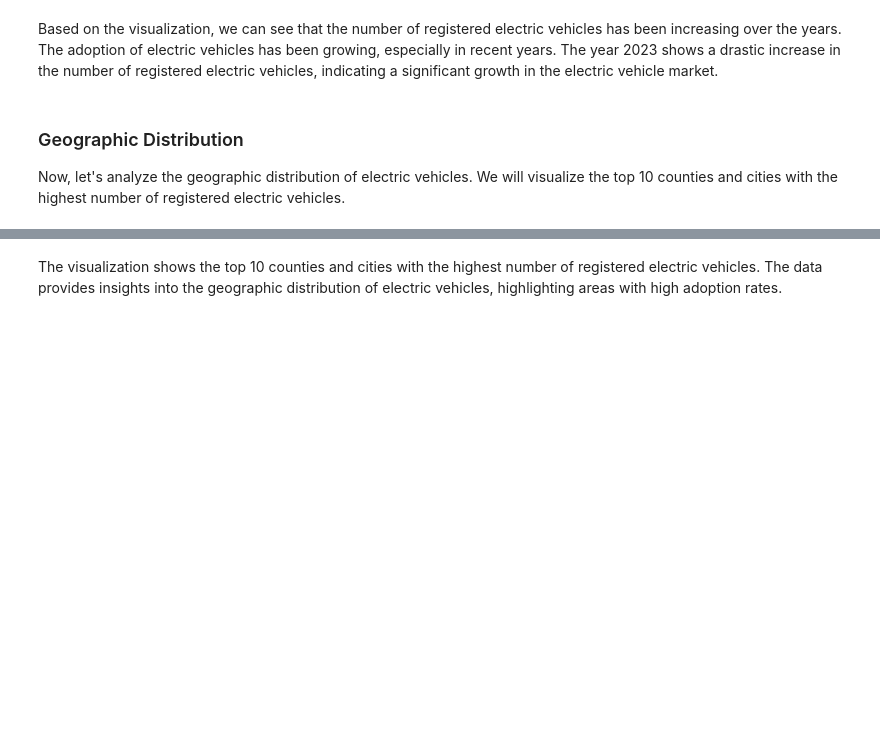
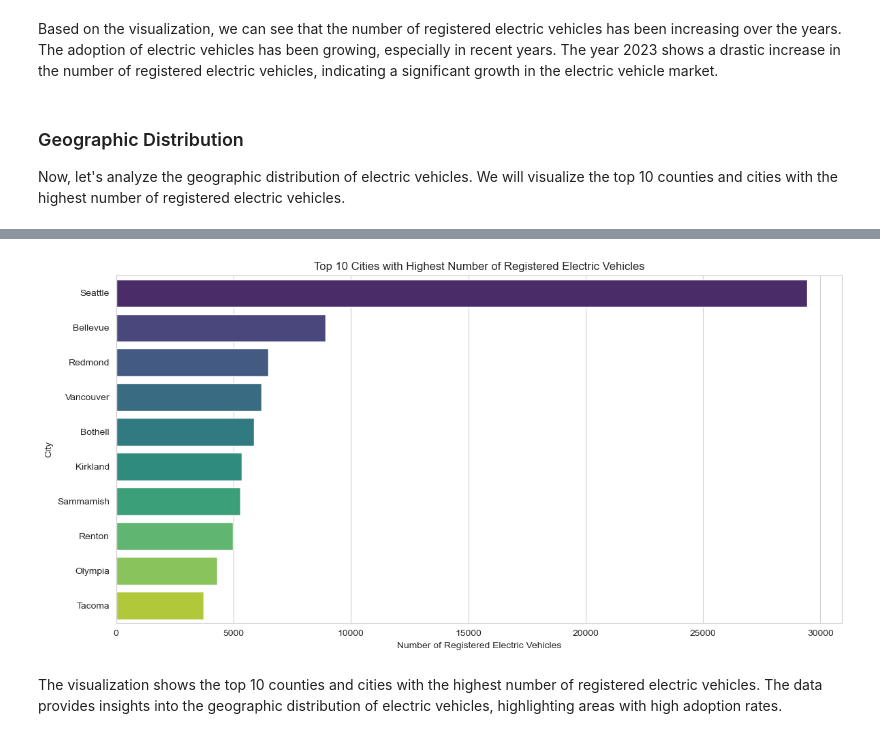
Before and after one commit to cogxen/ev-market-size-analysis, a Jupyter notebook: report.ipynb, the cells around one changed output, grey strips where cells are left out. Saved outputs shown, nothing was run; the diff lists cells and outputs as text; code cells hidden in the pictures; blank space fills up the shorter version.

```diff
--- a/report.ipynb
+++ b/report.ipynb
@@ -168,3 +155,18 @@ plt.show()
+# %%
+# Distribution at the city level
+ds_distribution_by_city = ds["City"].value_counts().head(10)
+top_cities = ds_distribution_by_city.index
+
+# Plot the distribution of electric vehicles by city
+plt.figure(figsize=(12, 6))
+sns.barplot(x=ds_distribution_by_city.values, y=top_cities, palette="viridis")
+plt.title("Top 10 Cities with Highest Number of Registered Electric Vehicles")
+plt.xlabel("Number of Registered Electric Vehicles")
+plt.ylabel("City")
+plt.tight_layout()
+plt.show()
+# %% [output]
+[figure, added]
 # %% [markdown]
 The visualization shows the top 10 counties and cities with the highest number of registered electric vehicles. The data provides insights into the geographic distribution of electric vehicles, highlighting areas with high adoption rates.
 # %% [markdown]
```
Also changed, not shown: parts of 6 cells of this notebook.
